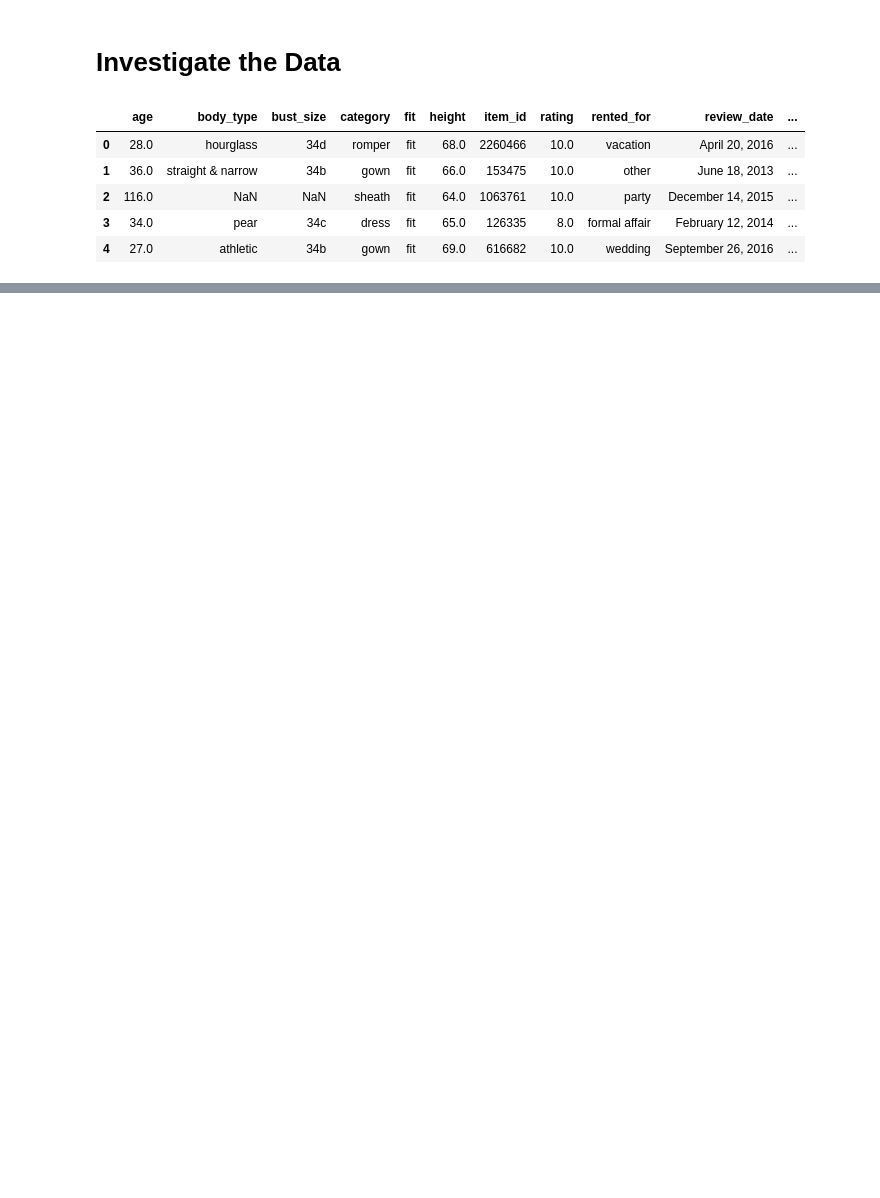
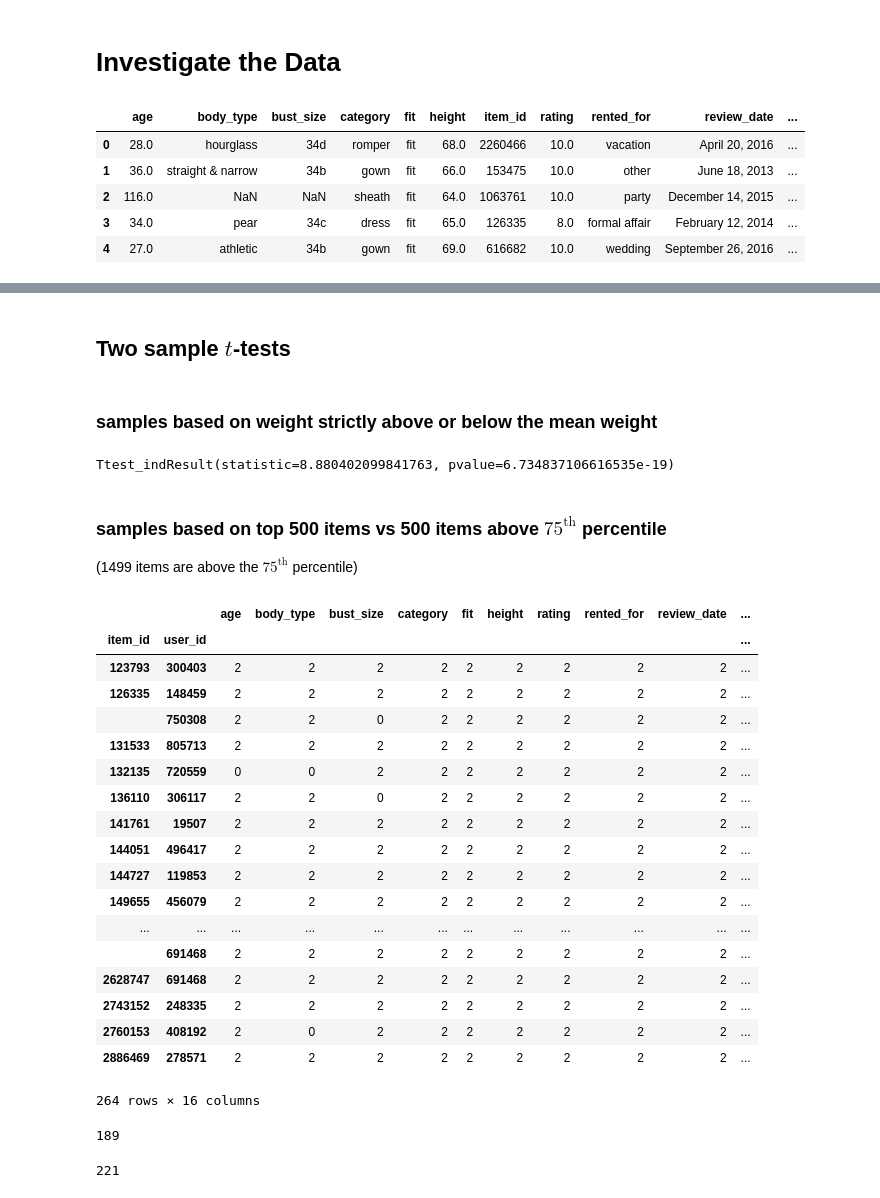
Before and after one commit to CliffordBridges/Whose-Clothes-Fit-Well, a Jupyter notebook: CliffordBridges_DataAnalysis.ipynb, the cells around one changed output, grey strips where cells are left out. Drawn from its saved outputs; the diff is of its cells as text; code cells hidden in the pictures; blank space fills up the shorter version.

```diff
--- a/CliffordBridges_DataAnalysis.ipynb
+++ b/CliffordBridges_DataAnalysis.ipynb
@@ -17,0 +57,43 @@ rtr_data.head()
+# %% [markdown]
+## Two sample $t$-tests
+# %% [markdown]
+### samples based on weight strictly above or below the mean weight
+# %%
+# We are testing H_0: Mean rating for users with weight>mean weight is equal to mean rating for users with weight<mean weight
+stats.ttest_ind(weight_below_mean.rating, weight_above_mean.rating, axis=0, equal_var=False, nan_policy='omit')
+# %% [output]
+Ttest_indResult(statistic=8.880402099841763, pvalue=6.734837106616535e-19)
+# %% [markdown]
+### samples based on top 500 items vs 500 items above $75^\textrm{th}$ percentile
+(1499 items are above the $75^\textrm{th}$ percentile)
+# %%
+df = rtr_data.groupby(['item_id', 'user_id']).count()
+df.loc[df.rating > 1]
+# %% [output]
+|  |  | age | body_type | bust_size | category | fit | height | rating | rented_for | review_date | ... |
+| item_id | user_id |  |  |  |  |  |  |  |  |  | ... |
+| 123793 | 300403 | 2 | 2 | 2 | 2 | 2 | 2 | 2 | 2 | 2 | ... |
+| 126335 | 148459 | 2 | 2 | 2 | 2 | 2 | 2 | 2 | 2 | 2 | ... |
+|  | 750308 | 2 | 2 | 0 | 2 | 2 | 2 | 2 | 2 | 2 | ... |
+| 131533 | 805713 | 2 | 2 | 2 | 2 | 2 | 2 | 2 | 2 | 2 | ... |
+| 132135 | 720559 | 0 | 0 | 2 | 2 | 2 | 2 | 2 | 2 | 2 | ... |
+| 136110 | 306117 | 2 | 2 | 0 | 2 | 2 | 2 | 2 | 2 | 2 | ... |
+| 141761 | 19507 | 2 | 2 | 2 | 2 | 2 | 2 | 2 | 2 | 2 | ... |
+| 144051 | 496417 | 2 | 2 | 2 | 2 | 2 | 2 | 2 | 2 | 2 | ... |
+| 144727 | 119853 | 2 | 2 | 2 | 2 | 2 | 2 | 2 | 2 | 2 | ... |
+| 149655 | 456079 | 2 | 2 | 2 | 2 | 2 | 2 | 2 | 2 | 2 | ... |
+| ... | ... | ... | ... | ... | ... | ... | ... | ... | ... | ... | ... |
+|  | 691468 | 2 | 2 | 2 | 2 | 2 | 2 | 2 | 2 | 2 | ... |
+| 2628747 | 691468 | 2 | 2 | 2 | 2 | 2 | 2 | 2 | 2 | 2 | ... |
+| 2743152 | 248335 | 2 | 2 | 2 | 2 | 2 | 2 | 2 | 2 | 2 | ... |
+| 2760153 | 408192 | 2 | 0 | 2 | 2 | 2 | 2 | 2 | 2 | 2 | ... |
+| 2886469 | 278571 | 2 | 2 | 2 | 2 | 2 | 2 | 2 | 2 | 2 | ... |
+264 rows × 16 columns
+# %%
+rtr_data.duplicated().sum()
+# %% [output]
+189
+# %%
+rtr_data[['item_id', 'user_id', 'review_summary']].duplicated().sum()
+# %% [output]
+221
```
Also changed, not shown: parts of 4 cells of this notebook.
